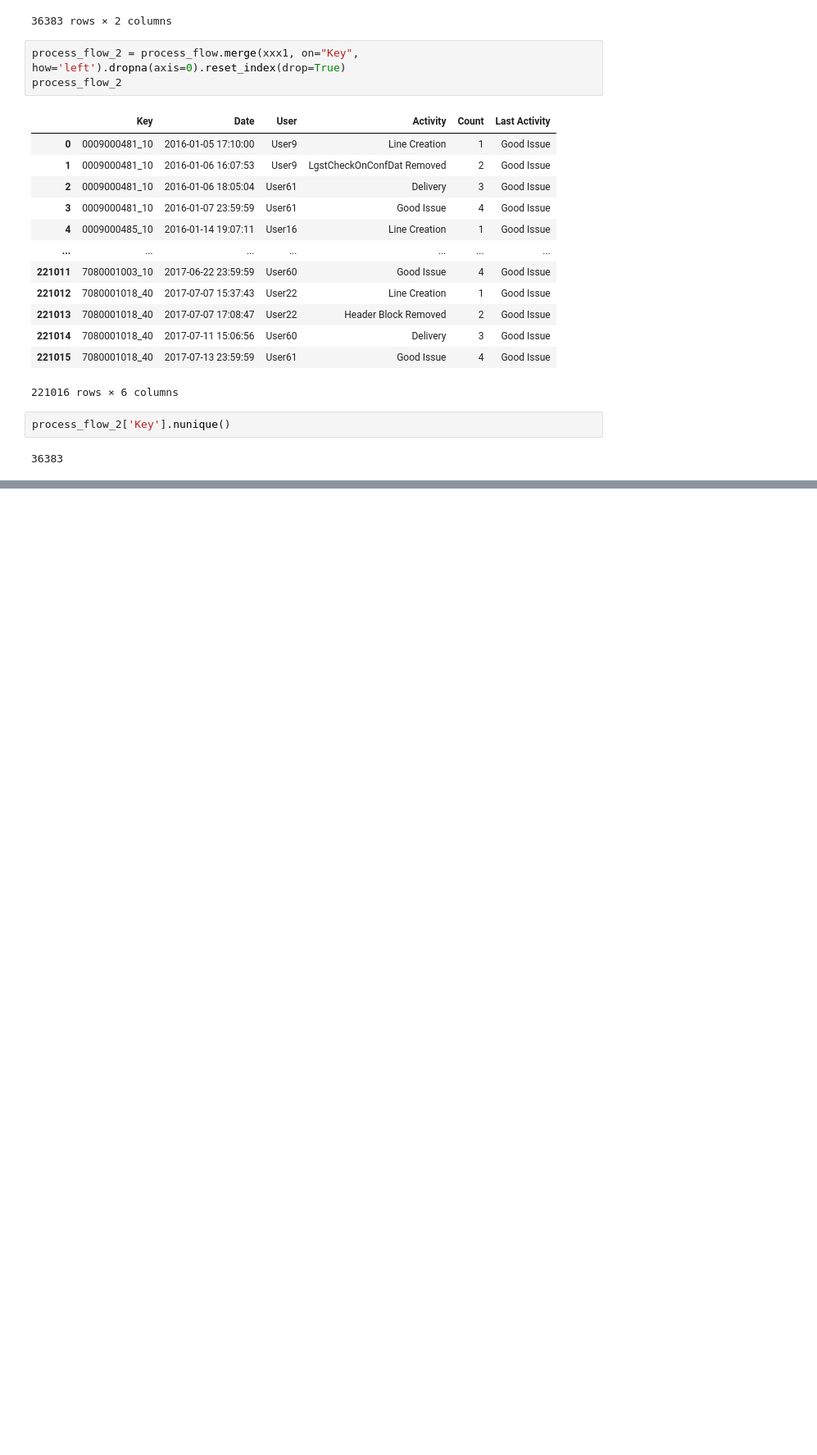
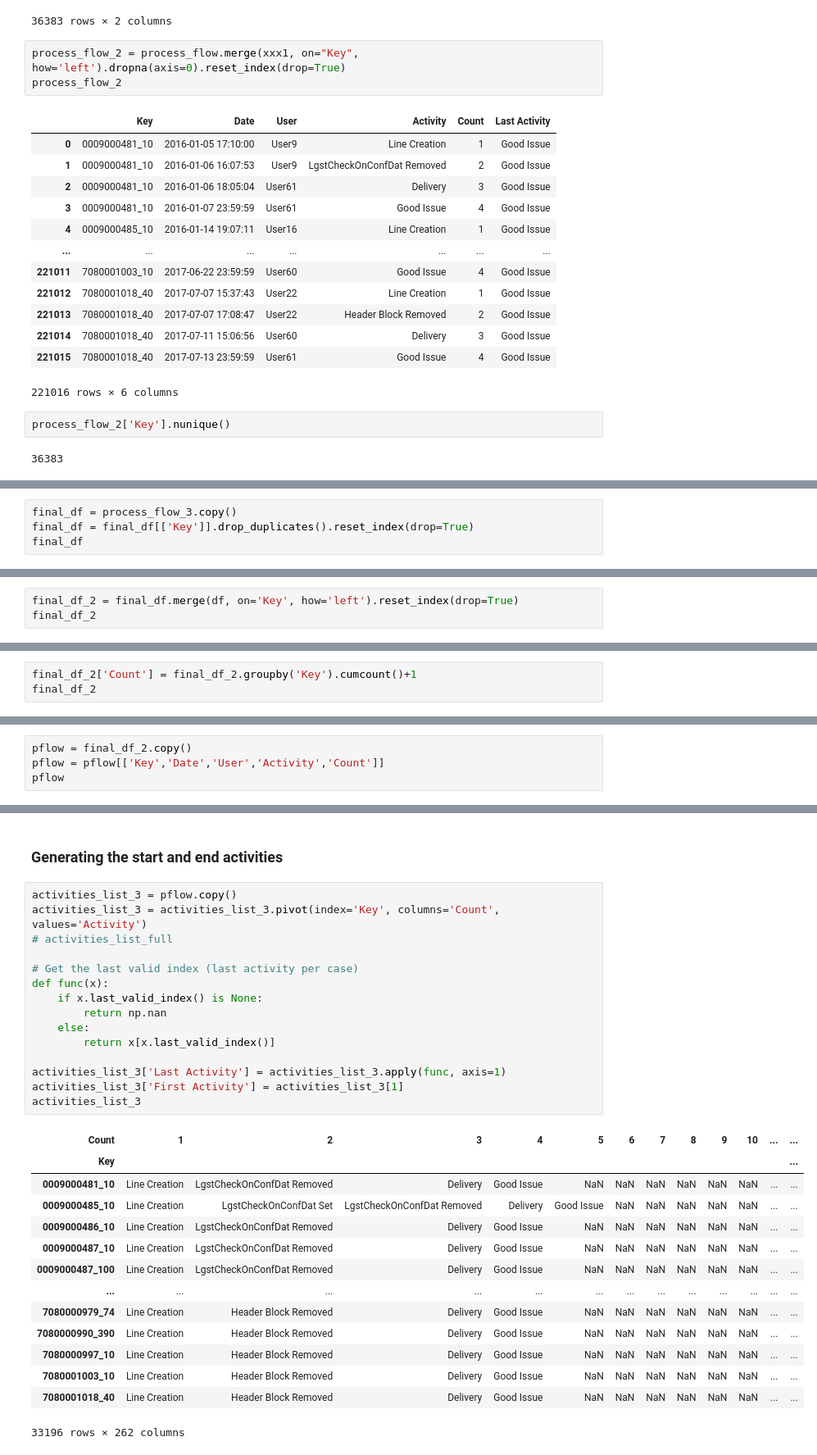
Before and after one commit to nkwachiabel/Process-Mining-Order-to-cash-IBM, a Jupyter notebook: Order to cash IBM.ipynb, the cells around one changed output, grey strips where cells are left out. Shown: that part at 82% size. Cells and saved outputs as stored; diff of their text form; blank space fills up the shorter version.

```diff
--- a/Order to cash IBM.ipynb
+++ b/Order to cash IBM.ipynb
@@ -316,0 +398,4 @@ process_flow_2['Key'].nunique()
+# %%
+final_df = process_flow_3.copy()
+final_df = final_df[['Key']].drop_duplicates().reset_index(drop=True)
+final_df
@@ -316,0 +416,3 @@ process_flow_2['Key'].nunique()
+# %%
+final_df_2 = final_df.merge(df, on='Key', how='left').reset_index(drop=True)
+final_df_2
@@ -316,0 +437,3 @@ process_flow_2['Key'].nunique()
+# %%
+final_df_2['Count'] = final_df_2.groupby('Key').cumcount()+1
+final_df_2
@@ -316,0 +454,4 @@ process_flow_2['Key'].nunique()
+# %%
+pflow = final_df_2.copy()
+pflow = pflow[['Key','Date','User','Activity','Count']]
+pflow
@@ -316,0 +494,32 @@ process_flow_2['Key'].nunique()
+# %% [markdown]
+### Generating the start and end activities
+# %%
+activities_list_3 = pflow.copy()
+activities_list_3 = activities_list_3.pivot(index='Key', columns='Count', values='Activity')
+# activities_list_full
+
+# Get the last valid index (last activity per case)
+def func(x):
+    if x.last_valid_index() is None:
+        return np.nan
+    else:
+        return x[x.last_valid_index()]
+
+activities_list_3['Last Activity'] = activities_list_3.apply(func, axis=1)
+activities_list_3['First Activity'] = activities_list_3[1]
+activities_list_3
+# %% [output]
+| Count | 1 | 2 | 3 | 4 | 5 | 6 | 7 | 8 | 9 | 10 | ... | ... |
+| Key |  |  |  |  |  |  |  |  |  |  |  | ... |
+| 0009000481_10 | Line Creation | LgstCheckOnConfDat Removed | Delivery | Good Issue | NaN | NaN | NaN | NaN | NaN | NaN | ... | ... |
+| 0009000485_10 | Line Creation | LgstCheckOnConfDat Set | LgstCheckOnConfDat Removed | Delivery | Good Issue | NaN | NaN | NaN | NaN | NaN | ... | ... |
+| 0009000486_10 | Line Creation | LgstCheckOnConfDat Removed | Delivery | Good Issue | NaN | NaN | NaN | NaN | NaN | NaN | ... | ... |
+| 0009000487_10 | Line Creation | LgstCheckOnConfDat Removed | Delivery | Good Issue | NaN | NaN | NaN | NaN | NaN | NaN | ... | ... |
+| 0009000487_100 | Line Creation | LgstCheckOnConfDat Removed | Delivery | Good Issue | NaN | NaN | NaN | NaN | NaN | NaN | ... | ... |
+| ... | ... | ... | ... | ... | ... | ... | ... | ... | ... | ... | ... | ... |
+| 7080000979_74 | Line Creation | Header Block Removed | Delivery | Good Issue | NaN | NaN | NaN | NaN | NaN | NaN | ... | ... |
+| 7080000990_390 | Line Creation | Header Block Removed | Delivery | Good Issue | NaN | NaN | NaN | NaN | NaN | NaN | ... | ... |
+| 7080000997_10 | Line Creation | Header Block Removed | Delivery | Good Issue | NaN | NaN | NaN | NaN | NaN | NaN | ... | ... |
+| 7080001003_10 | Line Creation | Header Block Removed | Delivery | Good Issue | NaN | NaN | NaN | NaN | NaN | NaN | ... | ... |
+| 7080001018_40 | Line Creation | Header Block Removed | Delivery | Good Issue | NaN | NaN | NaN | NaN | NaN | NaN | ... | ... |
+33196 rows × 262 columns
```
Also changed, not shown: parts of 44 cells of this notebook.
